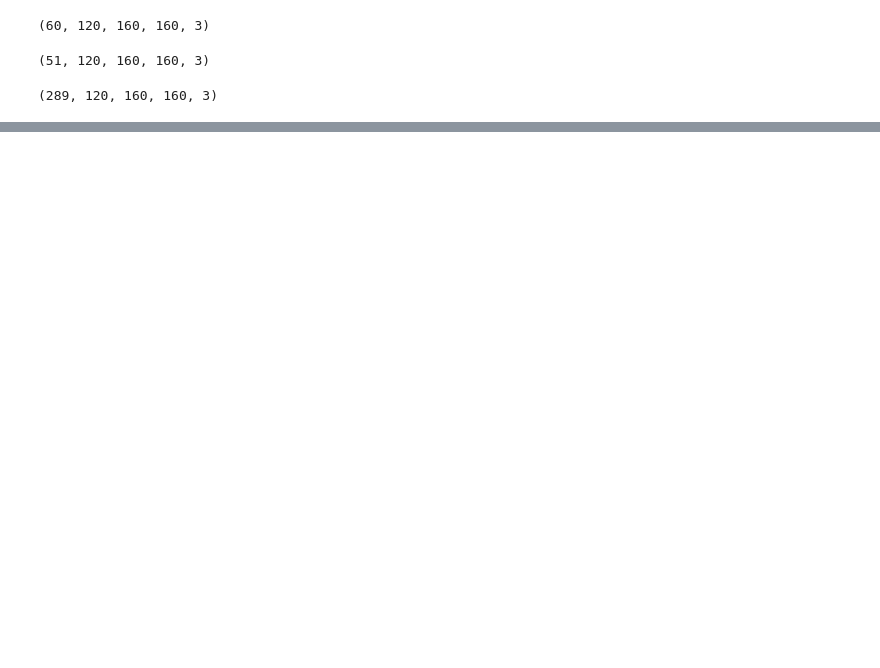
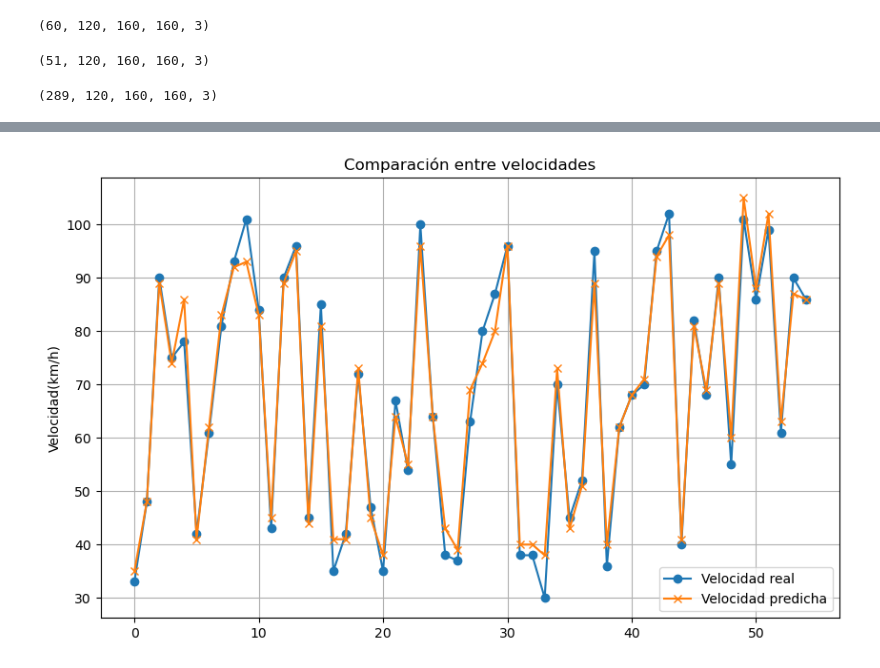
Before and after one commit to erick2611gaeg/SpeedEstimation, a Jupyter notebook: Main_V1.ipynb, the cells around one changed output, grey strips where cells are left out. Saved outputs shown, nothing was run; the diff lists cells and outputs as text; code cells hidden in the pictures; blank space fills up the shorter version.

```diff
--- a/Main_V1.ipynb
+++ b/Main_V1.ipynb
@@ -827,3 +794,17 @@ plt.show()
+# %%
+plt.figure(figsize=(10, 6))
+plt.plot(all_real_speeds, label='Velocidad real', marker='o')
+plt.plot(all_predicted_speeds, label='Velocidad predicha', marker='x')
+
+plt.title('Comparación entre velocidades')
+plt.ylabel('Velocidad(km/h)')
+plt.legend()
+plt.grid(True)
+
+# Display the plot
+plt.show()
+# %% [output]
+[figure, added]
 # %%
 error = all_real_speeds - all_predicted_speeds
 mae = mean_absolute_error(all_real_speeds, all_predicted_speeds)
```
Also changed, not shown: parts of 35 cells of this notebook, 1 other file.
